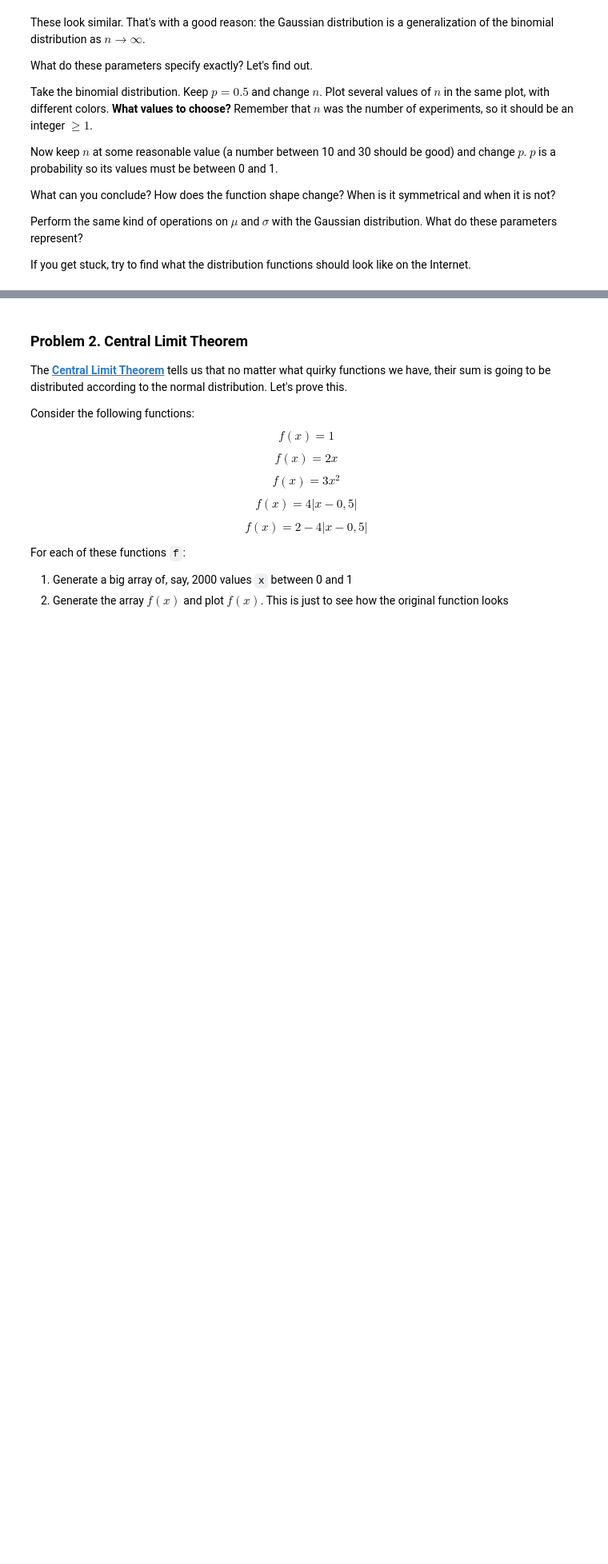
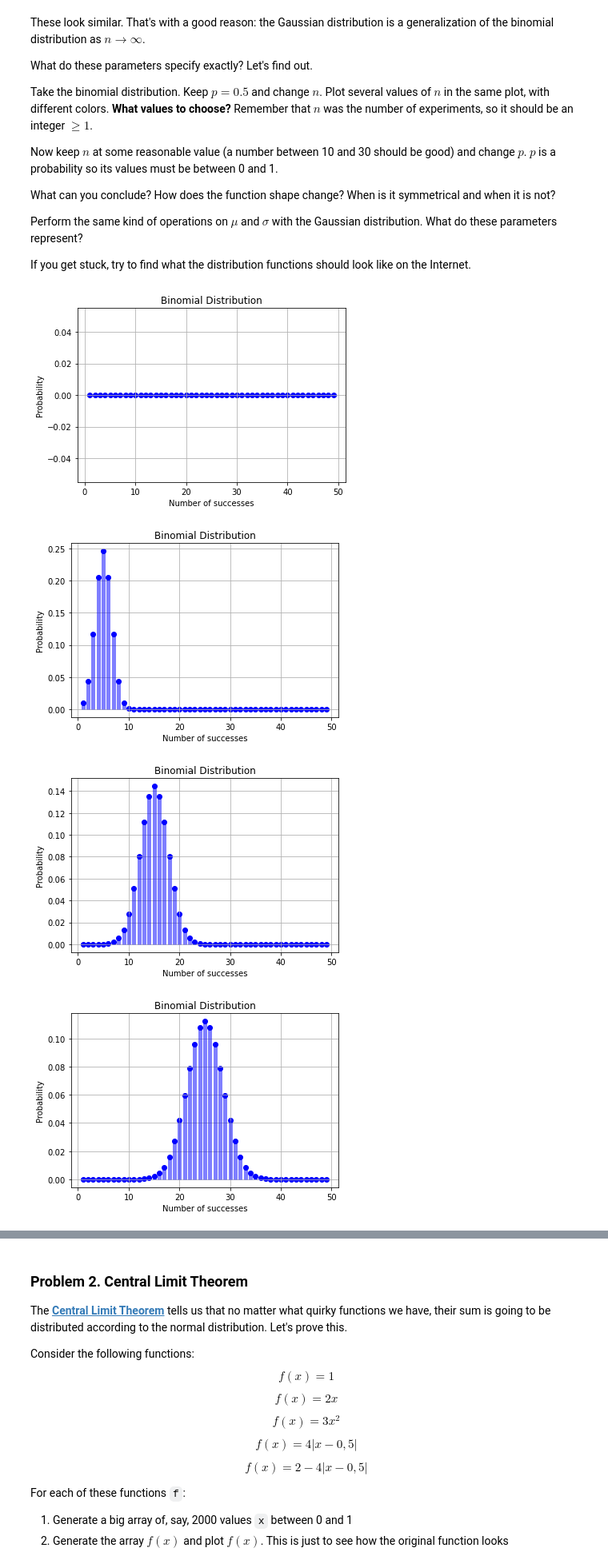
Before and after one commit to momchilantonov/SoftUni-Math-Concepts-For-Developers-February-2021, a Jupyter notebook: Probability-And-Combinatorics/Homework/Probability and Combinatorics Exercise.ipynb, the cells around one changed output, grey strips where cells are left out. Shown at 80% size. Drawn from its saved outputs; the diff is of its cells as text; code cells hidden in the pictures; blank space fills up the shorter version.

```diff
--- a/Probability-And-Combinatorics/Homework/Probability and Combinatorics Exercise.ipynb
+++ b/Probability-And-Combinatorics/Homework/Probability and Combinatorics Exercise.ipynb
@@ -67,0 +68,13 @@ If you get stuck, try to find what the distribution functions should look like o
+# %%
+# Test Binomial Distribution by changing "n" the number of trials and keep "p" probability 0.5
+x_binomial = np.arange(1, 50)
+plot_binomial_distribution(x_binomial, 0, 0.5)
+plot_binomial_distribution(x_binomial, 10, 0.5)
+plot_binomial_distribution(x_binomial, 30, 0.5)
+plot_binomial_distribution(x_binomial, 50, 0.5)
+plot_binomial_distribution(x_binomial, 70, 0.5)
+# %% [output]
+[figure, added]
+[figure, added]
+[figure, added]
+[figure, added]
```
Also changed, not shown: parts of 8 cells of this notebook.
